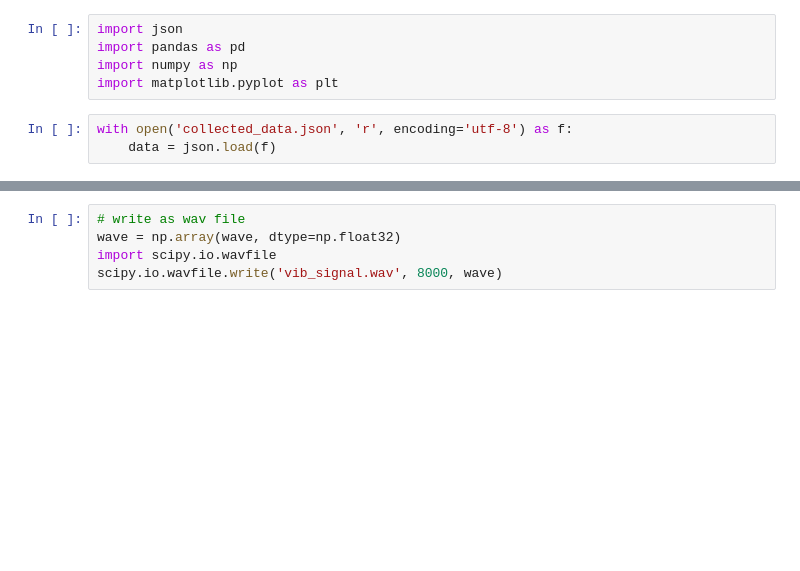
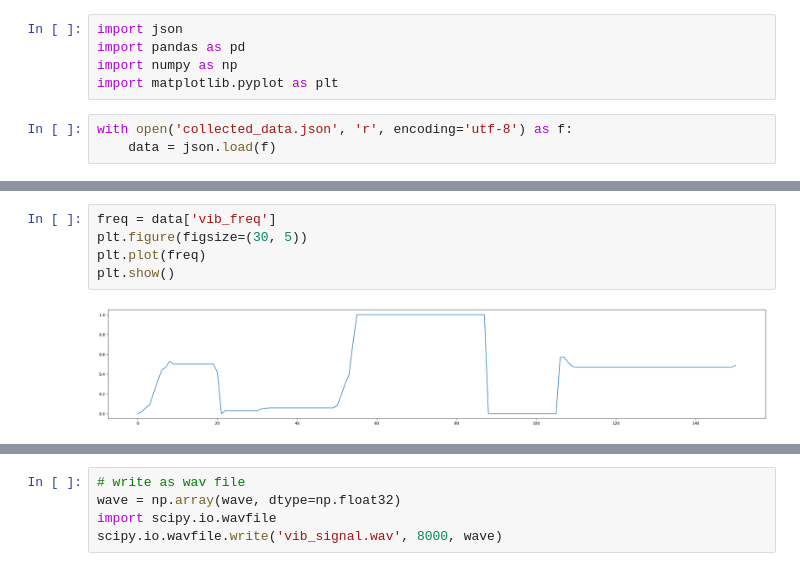
Before and after one commit to Kangsuyeon01/vib-thermal, a Jupyter notebook: static/src/test.ipynb, the cells around one changed output, grey strips where cells are left out. Cells and saved outputs as stored; diff of their text form; blank space fills up the shorter version.

```diff
--- a/static/src/test.ipynb
+++ b/static/src/test.ipynb
@@ -19,0 +20,7 @@ plt.show()
+# %%
+freq = data['vib_freq']
+plt.figure(figsize=(30, 5))
+plt.plot(freq)
+plt.show()
+# %% [output]
+[figure, added]
```
Also changed, not shown: parts of 10 cells of this notebook, 6 other files.
